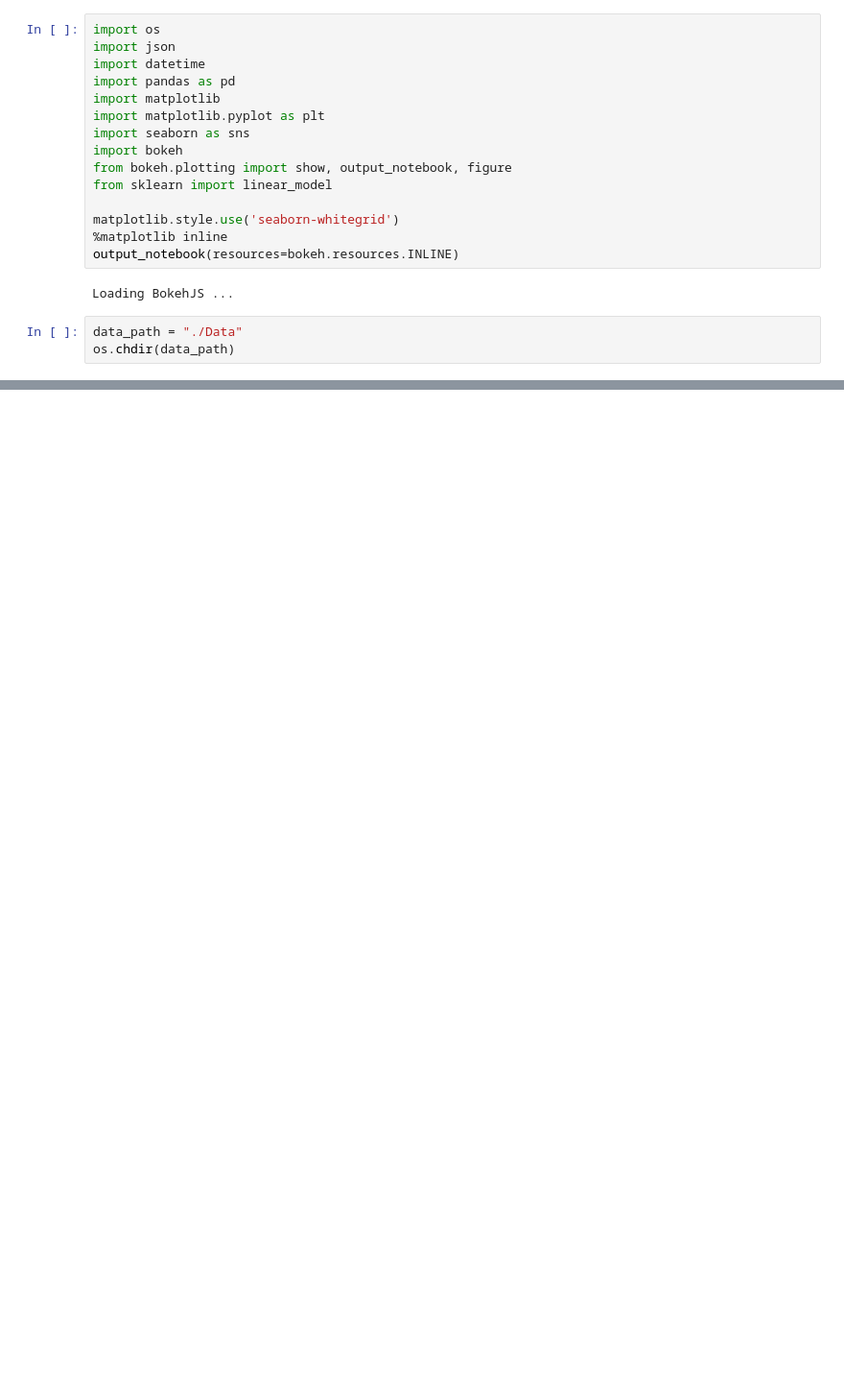
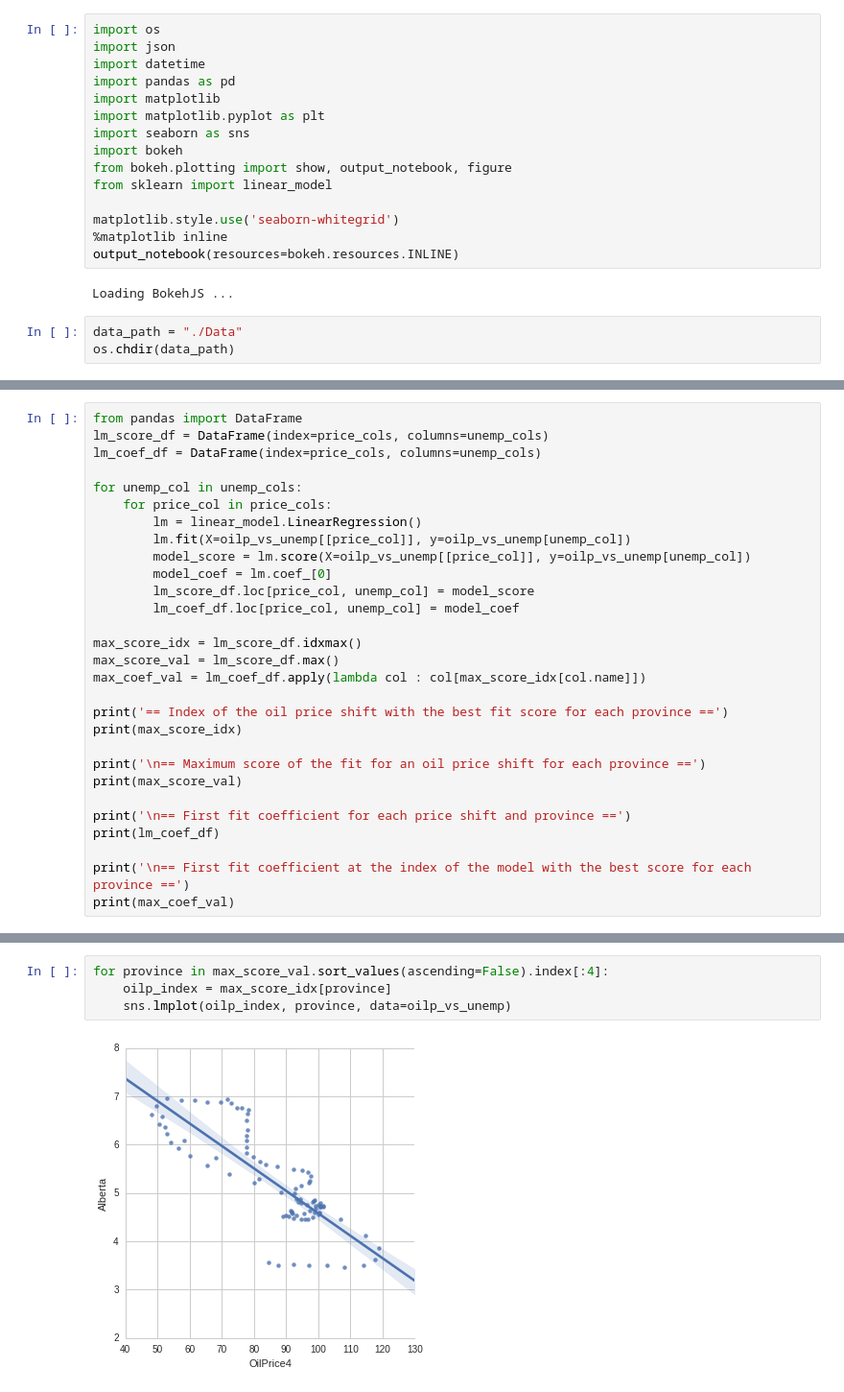
Before and after one commit to moormaan/TorontoMachineLearningBookClub, a Jupyter notebook: Matija/nb003_CanadaMap.ipynb, the cells around one changed output, grey strips where cells are left out. Shown at 96% size. Saved outputs shown, nothing was run; the diff lists cells and outputs as text; blank space fills up the shorter version.

Commit message:
Reorganized linear models and computed more intermediate values.

```diff
--- a/Matija/nb003_CanadaMap.ipynb
+++ b/Matija/nb003_CanadaMap.ipynb
@@ -154,0 +112,29 @@ sns.lmplot('NewfoundlandAndLabrador', 'OilPrice4', data=oilp_vs_unemp)
+# %%
+from pandas import DataFrame
+lm_score_df = DataFrame(index=price_cols, columns=unemp_cols)
+lm_coef_df = DataFrame(index=price_cols, columns=unemp_cols)
+
+for unemp_col in unemp_cols:
+    for price_col in price_cols:
+        lm = linear_model.LinearRegression()
+        lm.fit(X=oilp_vs_unemp[[price_col]], y=oilp_vs_unemp[unemp_col])
+        model_score = lm.score(X=oilp_vs_unemp[[price_col]], y=oilp_vs_unemp[unemp_col])
+        model_coef = lm.coef_[0]
+        lm_score_df.loc[price_col, unemp_col] = model_score
+        lm_coef_df.loc[price_col, unemp_col] = model_coef
+
+max_score_idx = lm_score_df.idxmax()
+max_score_val = lm_score_df.max()
+max_coef_val = lm_coef_df.apply(lambda col : col[max_score_idx[col.name]])
+
+print('== Index of the oil price shift with the best fit score for each province ==')
+print(max_score_idx)
+
+print('\n== Maximum score of the fit for an oil price shift for each province ==')
+print(max_score_val)
+
+print('\n== First fit coefficient for each price shift and province ==')
+print(lm_coef_df)
+
+print('\n== First fit coefficient at the index of the model with the best score for each province ==')
+print(max_coef_val)
@@ -154,0 +159,6 @@ sns.lmplot('NewfoundlandAndLabrador', 'OilPrice4', data=oilp_vs_unemp)
+# %%
+for province in max_score_val.sort_values(ascending=False).index[:4]:
+    oilp_index = max_score_idx[province]
+    sns.lmplot(oilp_index, province, data=oilp_vs_unemp)
+# %% [output]
+[figure, added]
```
Also changed, not shown: parts of 13 cells of this notebook.
